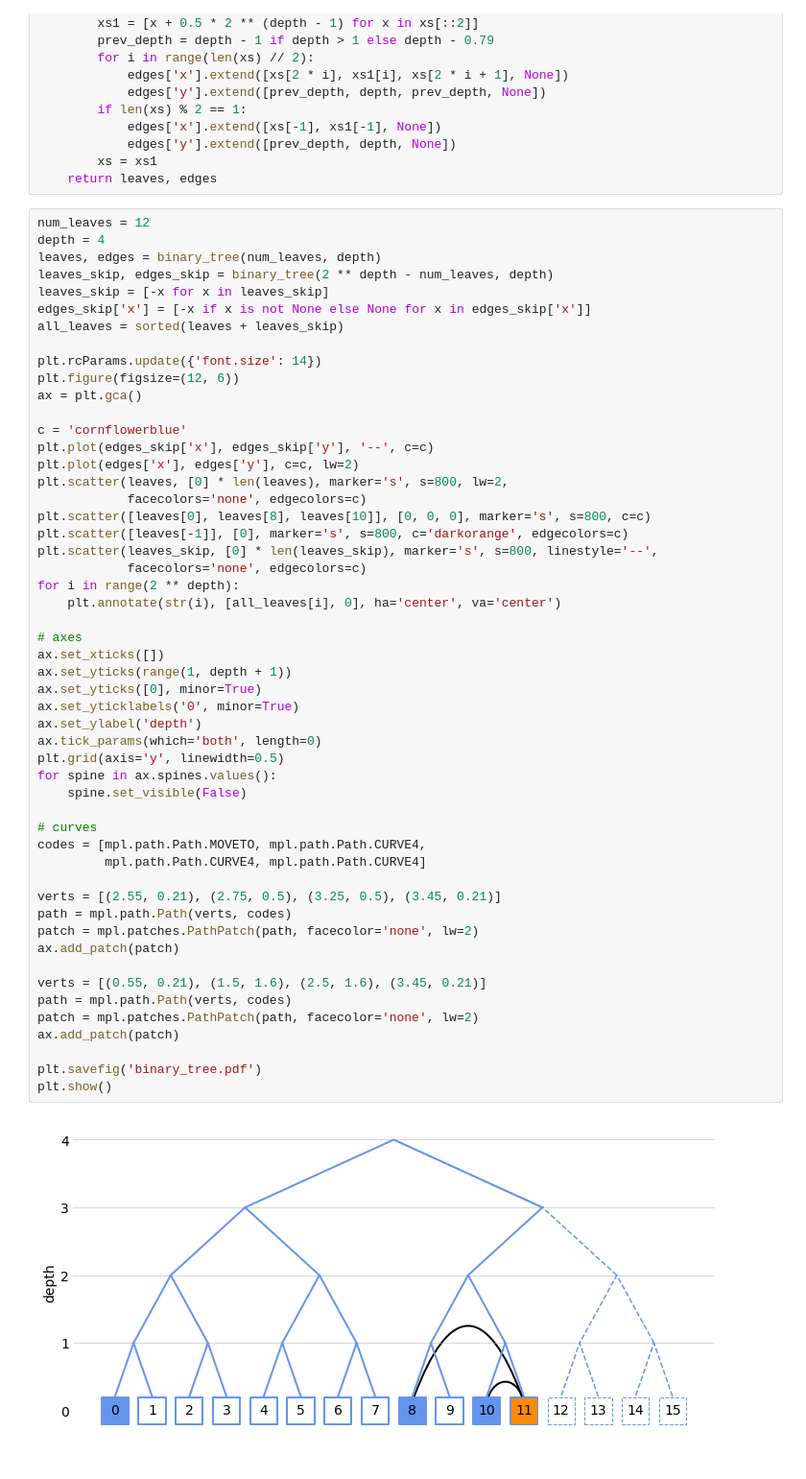
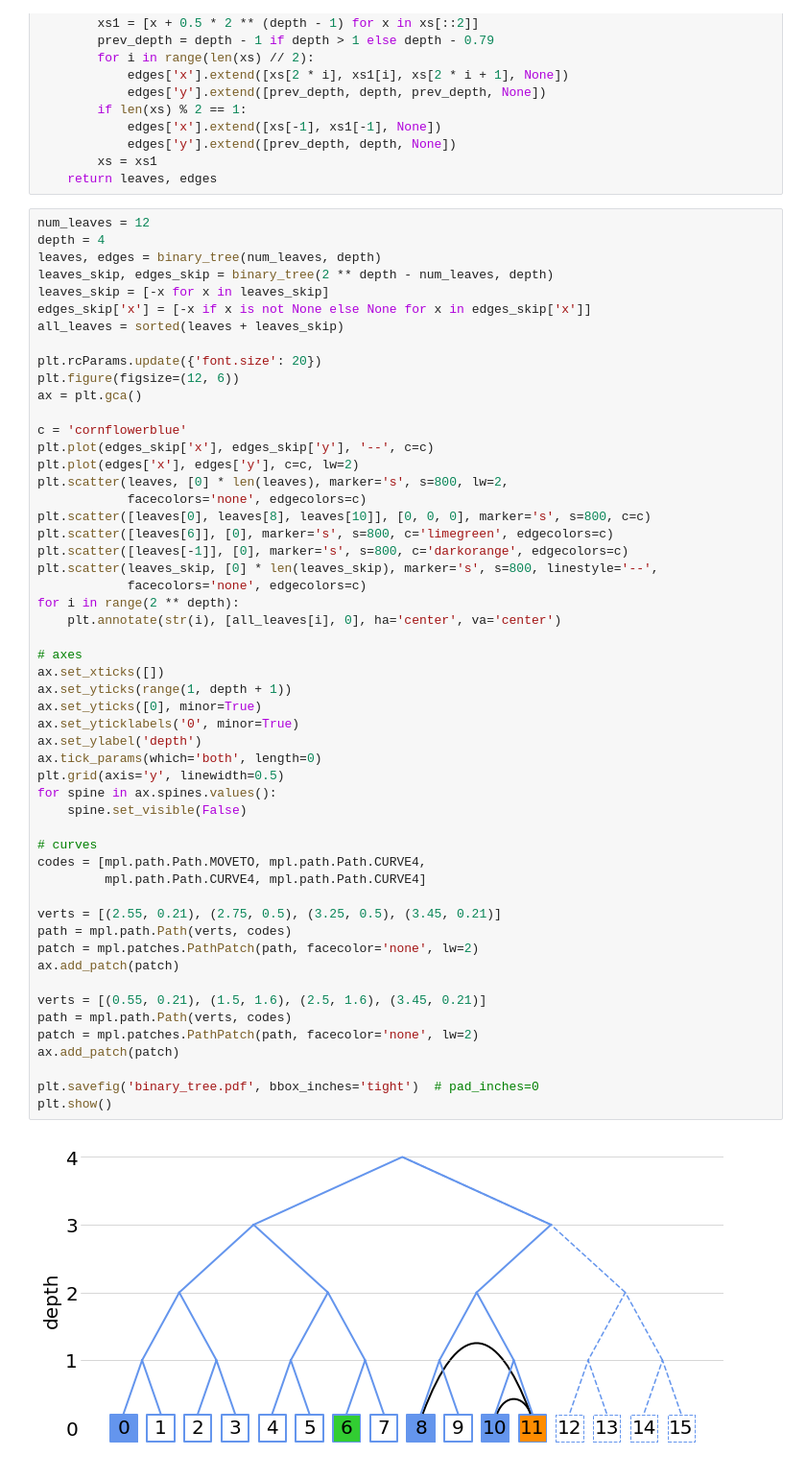
Before and after one commit to TuanNguyen27/numpyro, a Jupyter notebook: paper/binary_tree.ipynb, the cells around one changed output. Shown at 96% size. Cells and saved outputs as stored; diff of their text form.

Commit message:
refine the image

```diff
--- a/paper/binary_tree.ipynb
+++ b/paper/binary_tree.ipynb
@@ -27,7 +27,7 @@ leaves_skip = [-x for x in leaves_skip]
 edges_skip['x'] = [-x if x is not None else None for x in edges_skip['x']]
 all_leaves = sorted(leaves + leaves_skip)
 
-plt.rcParams.update({'font.size': 14})
+plt.rcParams.update({'font.size': 20})
 plt.figure(figsize=(12, 6))
 ax = plt.gca()
 
@@ -37,38 +37,39 @@ plt.plot(edges['x'], edges['y'], c=c, lw=2)
 plt.scatter(leaves, [0] * len(leaves), marker='s', s=800, lw=2,
             facecolors='none', edgecolors=c)
 plt.scatter([leaves[0], leaves[8], leaves[10]], [0, 0, 0], marker='s', s=800, c=c)
+plt.scatter([leaves[6]], [0], marker='s', s=800, c='limegreen', edgecolors=c)
 plt.scatter([leaves[-1]], [0], marker='s', s=800, c='darkorange', edgecolors=c)
 plt.scatter(leaves_skip, [0] * len(leaves_skip), marker='s', s=800, linestyle='--',
             facecolors='none', edgecolors=c)
 for i in range(2 ** depth):
     plt.annotate(str(i), [all_leaves[i], 0], ha='center', va='center')
 
 # axes
 ax.set_xticks([])
 ax.set_yticks(range(1, depth + 1))
 ax.set_yticks([0], minor=True)
 ax.set_yticklabels('0', minor=True)
 ax.set_ylabel('depth')
 ax.tick_params(which='both', length=0)
 plt.grid(axis='y', linewidth=0.5)
 for spine in ax.spines.values():
     spine.set_visible(False)
 
 # curves
 codes = [mpl.path.Path.MOVETO, mpl.path.Path.CURVE4,
          mpl.path.Path.CURVE4, mpl.path.Path.CURVE4]
 
 verts = [(2.55, 0.21), (2.75, 0.5), (3.25, 0.5), (3.45, 0.21)]
 path = mpl.path.Path(verts, codes)
 patch = mpl.patches.PathPatch(path, facecolor='none', lw=2)
 ax.add_patch(patch)
 
 verts = [(0.55, 0.21), (1.5, 1.6), (2.5, 1.6), (3.45, 0.21)]
 path = mpl.path.Path(verts, codes)
 patch = mpl.patches.PathPatch(path, facecolor='none', lw=2)
 ax.add_patch(patch)
 
-plt.savefig('binary_tree.pdf')
+plt.savefig('binary_tree.pdf', bbox_inches='tight')  # pad_inches=0
 plt.show()
 # %% [output]
-[figure, old version]
+[figure, new version]
```
